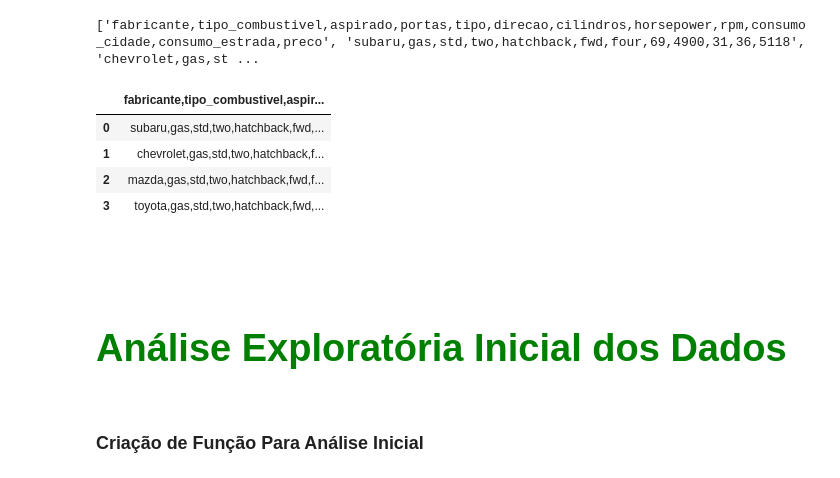
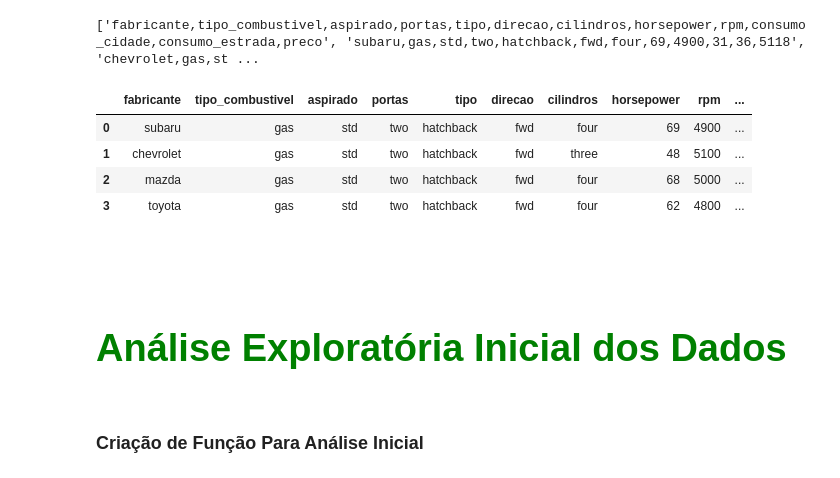
Before and after one commit to EduardoBran/Python_-_Machine_Learning_com_Apache_Spark, a Jupyter notebook: 05.Lab_5_-_Agrupando_Veiculos_por_Similaridade_-_Clusterizacao.ipynb, the cells around one changed output. Drawn from its saved outputs; the diff is of its cells as text; code cells hidden in the pictures.

```diff
--- a/05.Lab_5_-_Agrupando_Veiculos_por_Similaridade_-_Clusterizacao.ipynb
+++ b/05.Lab_5_-_Agrupando_Veiculos_por_Similaridade_-_Clusterizacao.ipynb
@@ -208,26 +208,28 @@ print(carrosRDD.take(5))
 # %%
 ## Visualizando primeiras 4 linhas com Pandas (Apenas para visualização)
 
 import pandas as pd
 
 # Obter as primeiras 5 linhas do RDD
 linhas = carrosRDD.take(5)
 
-# Dividir as linhas em colunas utilizando o ponto-e-vírgula como delimitador
-colunas = linhas[0].split(";")
-dados_formatados = [linha.split(";") for linha in linhas[1:]]
+# Separar as colunas da primeira linha
+colunas = linhas[0].split(",")
 
-# Criar um DataFrame Pandas com as colunas e os dados formatados
+# Separar os dados das linhas seguintes, já que o delimitador é uma vírgula
+dados_formatados = [linha.split(",") for linha in linhas[1:]]
+
+# Criar um DataFrame Pandas usando as colunas e os dados formatados
 df = pd.DataFrame(dados_formatados, columns=colunas)
 
 # Mostrar o DataFrame
 display(df)
 # %% [output]
-|  | fabricante,tipo_combustivel,aspir... |
-| 0 | subaru,gas,std,two,hatchback,fwd,... |
-| 1 | chevrolet,gas,std,two,hatchback,f... |
-| 2 | mazda,gas,std,two,hatchback,fwd,f... |
-| 3 | toyota,gas,std,two,hatchback,fwd,... |
+|  | fabricante | tipo_combustivel | aspirado | portas | tipo | direcao | cilindros | horsepower | rpm | ... |
+| 0 | subaru | gas | std | two | hatchback | fwd | four | 69 | 4900 | ... |
+| 1 | chevrolet | gas | std | two | hatchback | fwd | three | 48 | 5100 | ... |
+| 2 | mazda | gas | std | two | hatchback | fwd | four | 68 | 5000 | ... |
+| 3 | toyota | gas | std | two | hatchback | fwd | four | 62 | 4800 | ... |
 # %% [markdown]
 <br><br><br>
 
```
Also changed, not shown: parts of 28 cells of this notebook, 2 other files.
